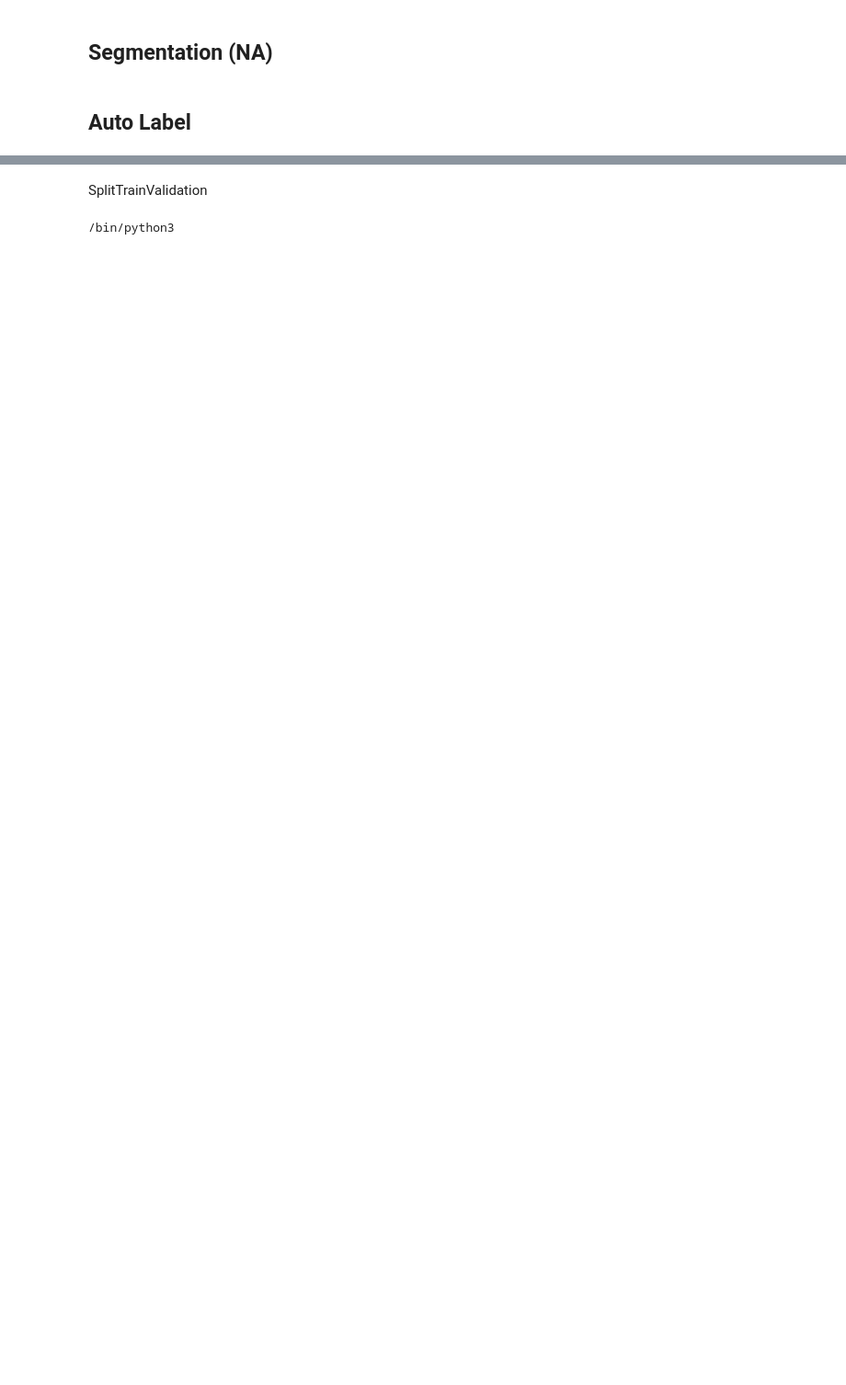
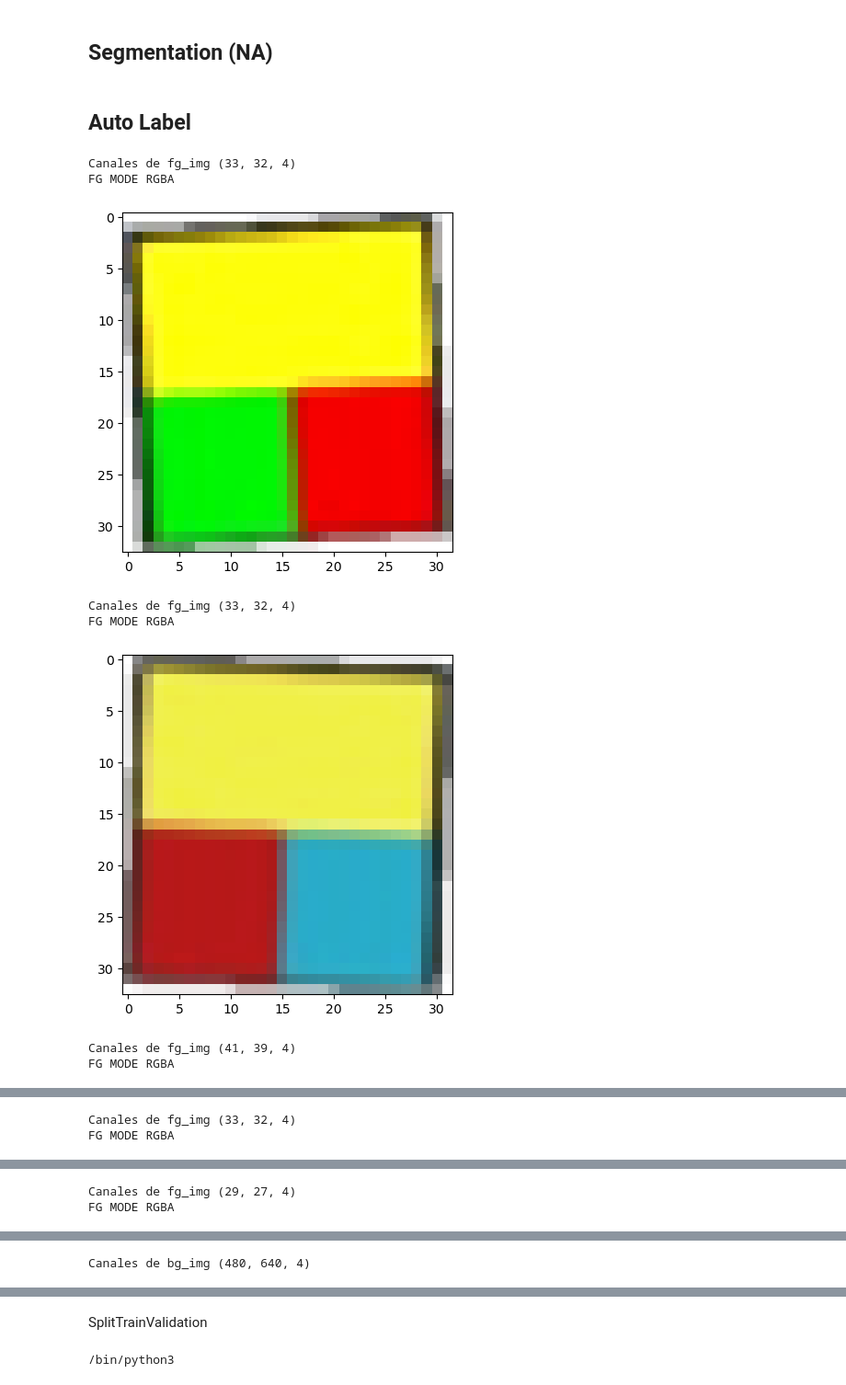
Before and after one commit to RoBorregos/larc-vsss-2025, a Jupyter notebook: dataset-generator/create_dataset_home2024_GrounDino_segmentation.ipynb, the cells around one changed output, grey strips where cells are left out. Shown at 92% size. Saved outputs shown, nothing was run; the diff lists cells and outputs as text; code cells hidden in the pictures; blank space fills up the shorter version.

Commit message:
Debugged auto label

```diff
--- a/dataset-generator/create_dataset_home2024_GrounDino_segmentation.ipynb
+++ b/dataset-generator/create_dataset_home2024_GrounDino_segmentation.ipynb
@@ -573,19 +588,20 @@ annot_csv=[]
 img_id=int(0)
 anno_id=int(0)
 
-rescaling_min = 0.25 #modify
-rescaling_max = 0.50 #modify
+rescaling_min = 0.30 #modify           #VERIFICAR TAMAAÑO
+rescaling_max = 0.40 #modify
 
 # Ratios at which these values will be modified
 brightness_ratio = 0.05
 saturation_ratio = 0.05
 hue_ratio = 0.02
 
-for j in range(10): #future output quantity
+
+for j in range(3): #CANTIDAD DE IMGS A GENERAR |
     #create empty label file
     with open(f'{trainfolder}labels/{img_id}.txt', 'w') as file:
         pass
-    #select hramdomly how many objects will be in an image
+    #select hramdomly how many objects will be in an image              #MANTENERLO SIEMPRE EN 6 O REQUIERE VARIACIÓN???
     num_objects = random.randint(4, 6)
     #print("number of objects",num_objects)
     # Select random foreground images from the three folders, with replacement
@@ -607,14 +623,19 @@ for j in range(10): #future output quantity
         fg_img=img[1]
         angle = random.randint(-5, 5)
         scale = random.uniform(rescaling_min, rescaling_max)
-        fg_img = fg_img.rotate(angle, resample=Image.BICUBIC, expand=True)
+        fg_img = fg_img.rotate(angle, resample=Image.BICUBIC, expand=True) #will influence obb
         fg_img = fg_img.resize((int(fg_img.width * scale), int(fg_img.height * scale)))
         fg_img = ImageEnhance.Brightness(fg_img).enhance(random.uniform(0.7, 1.3))
         fg_img = ImageEnhance.Contrast(fg_img).enhance(random.uniform(0.9, 1.1))
         fg_img = ImageEnhance.Color(fg_img).enhance(random.uniform(0.7, 1.3))
         fg_img = fg_img.filter(ImageFilter.GaussianBlur(radius=random.uniform(0.0, 0.5)))
 
-
+        plt.imshow(fg_img) #DEBUG FOR FG IMG TO BE USED ----------------------
+        fg_array = np.array(fg_img)
+        print(f"Canales de fg_img {fg_array.shape}")
+        print(f"FG MODE {fg_img.mode}")
+        plt.show()
+        #print(fg_array) #debug ----------------------------------------------------
         img[1] = fg_img
 
     # Load the background image using Pillow
@@ -644,12 +665,12 @@ for j in range(10): #future output quantity
 
         # Convert the mask to a COCO format segmentation
         segmentation = []
-        for i in range(mask.shape[0]):
-            for j in range(mask.shape[1]):
-                if mask[i, j]:
-                    segmentation.append(j)
-                    segmentation.append(i)
-        segmentation = [segmentation]
+        for i in range(mask.shape[0]): #iterates through the rows of the masc (height)
+            for j in range(mask.shape[1]): #iterates through the columns of the masc (width)
+                if mask[i, j]: #if the pixel belongs to the obj (fg_folder img)
+                    segmentation.append(j) #adds the x coordinate
+                    segmentation.append(i) #adds the y coordinate
+        segmentation = [segmentation] #appends it into another array, for COCO format = [[x1, y1, x2, y2, x3, y3, ..., xn, yn]]
 
         # Calculate the area of the segmentation
         area = 0
@@ -704,34 +725,52 @@ for j in range(10): #future output quantity
         # Update the occupied array
         occupied[y:y+fg_img.height, x:x+fg_img.width] = 1
 
+                                                                        #VERIFICAR MANEJO DE CANALES (RGB, RGBA, ETC)
+        if bg_img.mode in ('P', "RGB"):
+            bg_img = bg_img.convert("RGBA")
         bg_img.paste(fg_img, (x, y), fg_img)
+        bg_array = np.array(bg_img) #debug -----------------------------------
+        print(f"Canales de bg_img {bg_array.shape}")
+        #print(bg_array)
+        plt.imshow(bg_img) #DEBUG --------------------------------------------
+        plt.show()
         x_center_ann = (x+fg_img.width/2) / bg_img.width
         y_center_ann = (y+fg_img.height/2) / bg_img.height
         width_ann = fg_img.width / bg_img.width
         height_ann = fg_img.height / bg_img.height
         with open(f'{trainfolder}labels/{img_id}.txt', 'a') as f:
             f.write(f"{annotations_ID[img[0]]} {x_center_ann} {y_center_ann} {width_ann} {height_ann}\n")
         annotations2.append({"id": anno_id,"image_id": img_id,"category_id": annotations_ID[img[0]],"bbox": [x, y, fg_img.width, fg_img.height],"segmentation": segmentation,"area": area,"iscrowd": 0})
         annotations.append({"id": anno_id,"image_id": img_id,"category_id": annotations_ID[img[0]],"bbox": [x, y, fg_img.width, fg_img.height],"segmentation": [],"area": fg_img.height*fg_img.width,"iscrowd": 0})
         annot_csv.append(["TRAIN", output_folder + str(img_id)+".jpg", img[0], x/bg_img.width, y/bg_img.height,"","",(x+fg_img.width)/bg_img.width, (y+fg_img.height)/bg_img.height])
         anno_id=anno_id+1
         #draw = ImageDraw.Draw(bg_img)
         #fdraw.rectangle((x, y, x+fg_img.width, y+fg_img.height), outline='red', width=3)
+    print(f"BG_MODE {bg_img.mode}") #DEBUG ------------------------------------------------------------------------
     if bg_img.mode in ("P", "RGBA"): #Verify img mode to see if it has the alpha channel
         bg_img = bg_img.convert("RGB") #Convert image to RGB
     bg_img.save(f"{trainfolder}images/"+str(img_id)+".jpg", quality=100)
     images.append({"id": img_id, "file_name": str(img_id)+".jpg","height": bg_img.height,"width": bg_img.width})
     img_id=img_id+1
     #print(img_id)
 
 #making data.yaml
 data = dict(
     train = f"{trainfolder}images",
     val = f"{validfolder}images",
     test = f"{validfolder}images",
     nc = len(annotations_ID),
     names = list(annotations_ID.keys())
     )
 #storing
 with open(f'{output_folder}data.yaml', 'w') as outfile:
     yaml.dump(data, outfile, default_flow_style=False)
+# %% [output]
+Canales de fg_img (33, 32, 4)
+FG MODE RGBA
+[figure, added]
+Canales de fg_img (33, 32, 4)
+FG MODE RGBA
+[figure, added]
+Canales de fg_img (41, 39, 4)
+FG MODE RGBA
@@ -737,0 +778,2 @@ with open(f'{output_folder}data.yaml', 'w') as outfile:
+Canales de fg_img (33, 32, 4)
+FG MODE RGBA
@@ -737,0 +781,2 @@ with open(f'{output_folder}data.yaml', 'w') as outfile:
+Canales de fg_img (29, 27, 4)
+FG MODE RGBA
@@ -737,0 +784 @@ with open(f'{output_folder}data.yaml', 'w') as outfile:
+Canales de bg_img (480, 640, 4)
```
Also changed, not shown: parts of 4 cells of this notebook, 20 other files.
